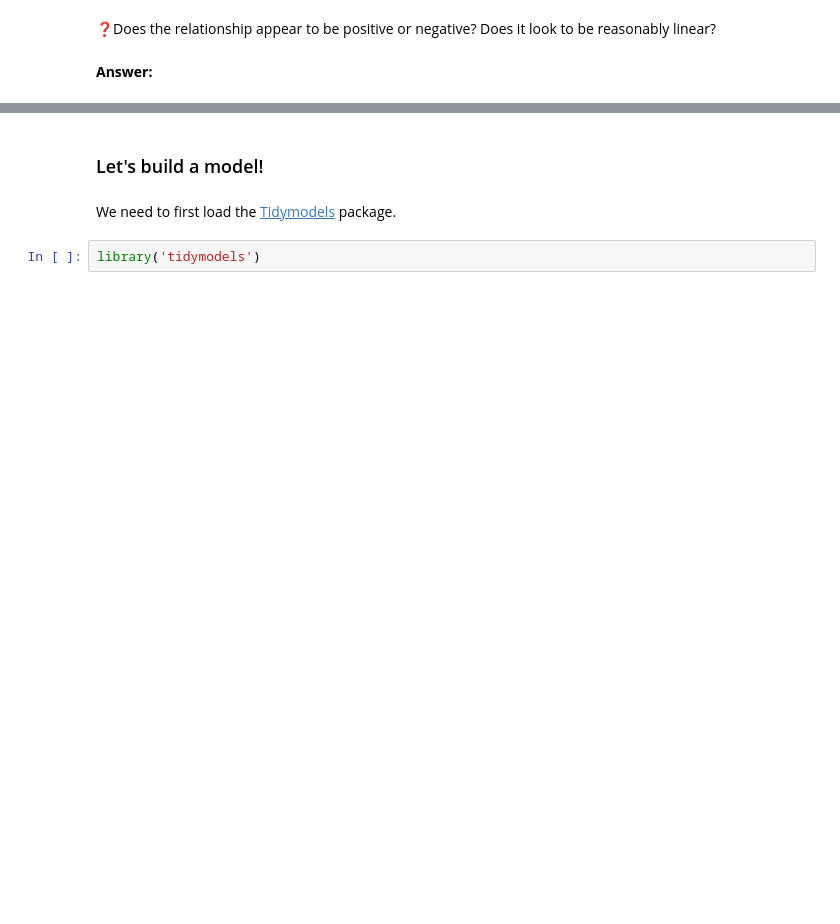
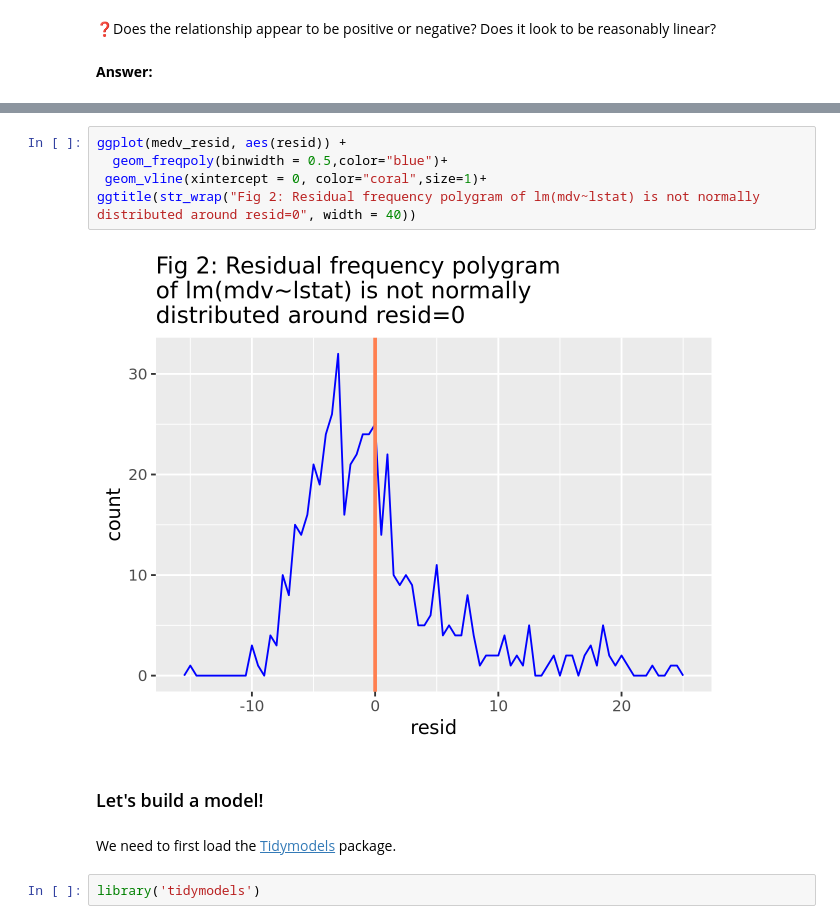
Before and after one commit to UNC-DATA-730/unit-3-assignment-williamsmaddie, a Jupyter notebook: assignment3.ipynb, the cells around one changed output, grey strips where cells are left out. Saved outputs shown, nothing was run; the diff lists cells and outputs as text; blank space fills up the shorter version.

```diff
--- a/assignment3.ipynb
+++ b/assignment3.ipynb
@@ -31,3 +84,10 @@ p
+# %%
+ggplot(medv_resid, aes(resid)) +
+  geom_freqpoly(binwidth = 0.5,color="blue")+
+ geom_vline(xintercept = 0, color="coral",size=1)+
+ggtitle(str_wrap("Fig 2: Residual frequency polygram of lm(mdv~lstat) is not normally distributed around resid=0", width = 40))
+# %% [output]
+[figure, added]
 # %% [markdown]
 ### Let's build a model!
 # %% [markdown]
```
Also changed, not shown: parts of 16 cells of this notebook.
